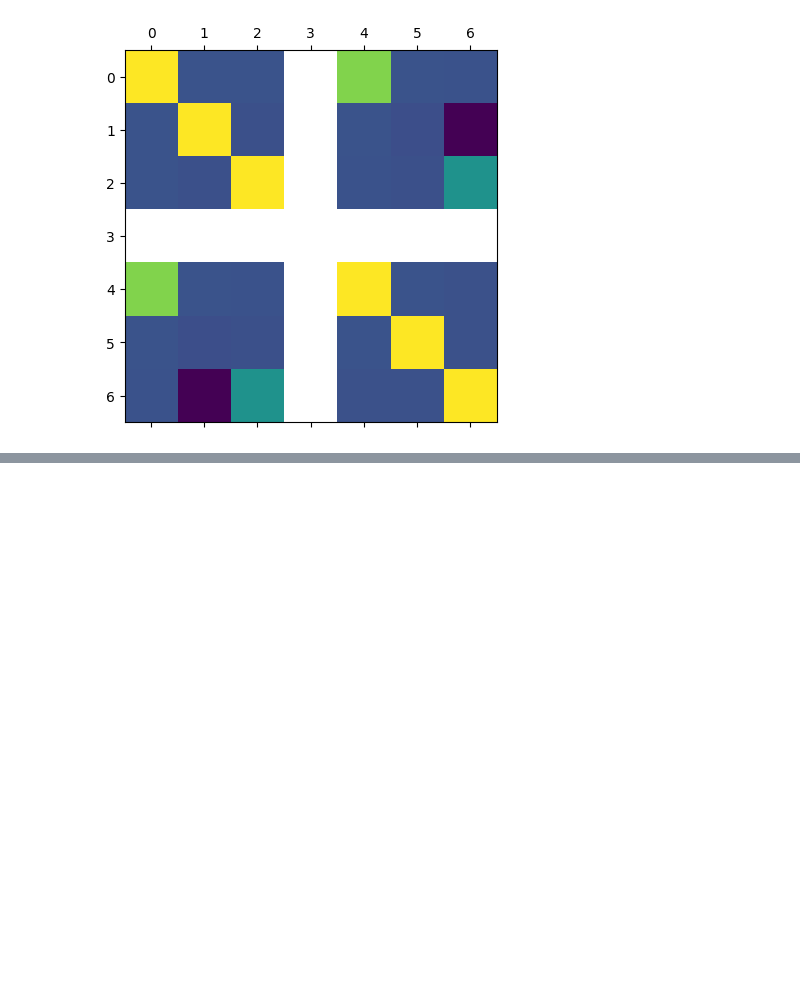
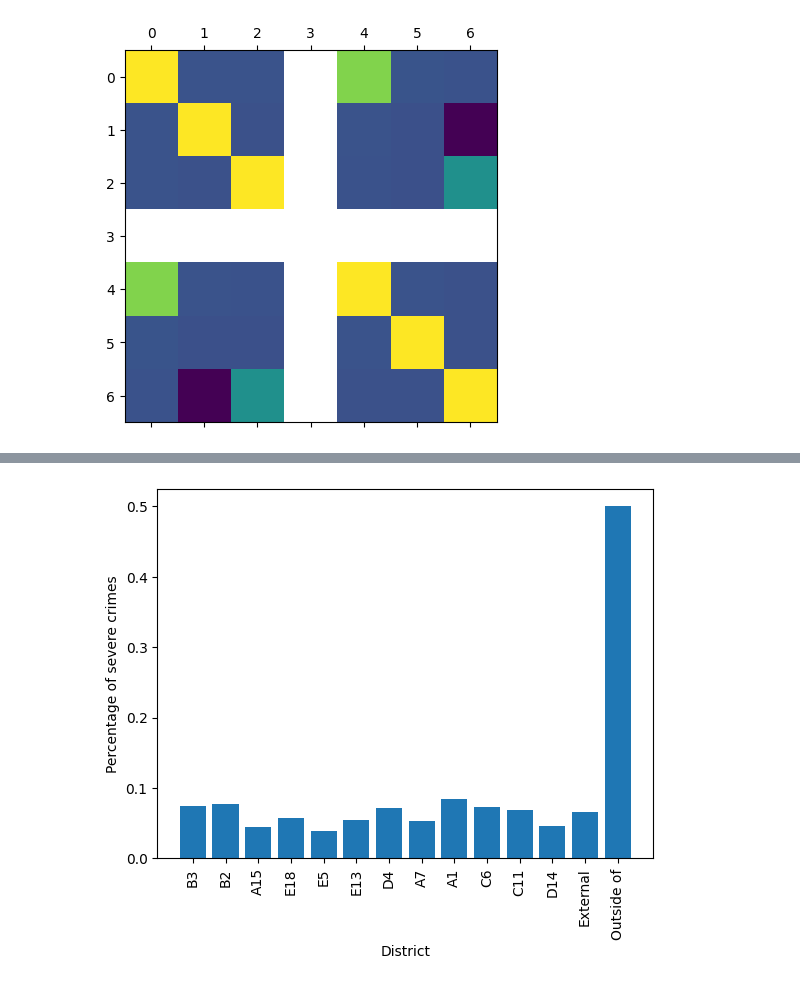
Before and after one commit to wdy908110776/ADAN8888-project-DW, a Jupyter notebook: notebooks/week3.ipynb, the cells around one changed output, grey strips where cells are left out. Saved outputs shown, nothing was run; the diff lists cells and outputs as text; code cells hidden in the pictures; blank space fills up the shorter version.

```diff
--- a/notebooks/week3.ipynb
+++ b/notebooks/week3.ipynb
@@ -154,0 +218,16 @@ for column in numeric_columns:
+# %%
+# do a percentage of severe crimes by district
+percentage_severe_crimes = []
+for i in range(len(districts)):
+    percentage_severe_crimes.append(severe_crimes[i] / (severe_crimes[i] + non_severe_crimes[i]))
+
+plt.bar(districts, percentage_severe_crimes)
+plt.xlabel("District")
+plt.ylabel("Percentage of severe crimes")
+plt.xticks(rotation=90)
+# save the plot
+plt.savefig("../reports/figures/percentage_severe_crimes_by_district.png")
+
+plt.show()
+# %% [output]
+[figure, added]
```
Also changed, not shown: parts of 10 cells of this notebook, 9 other files.
